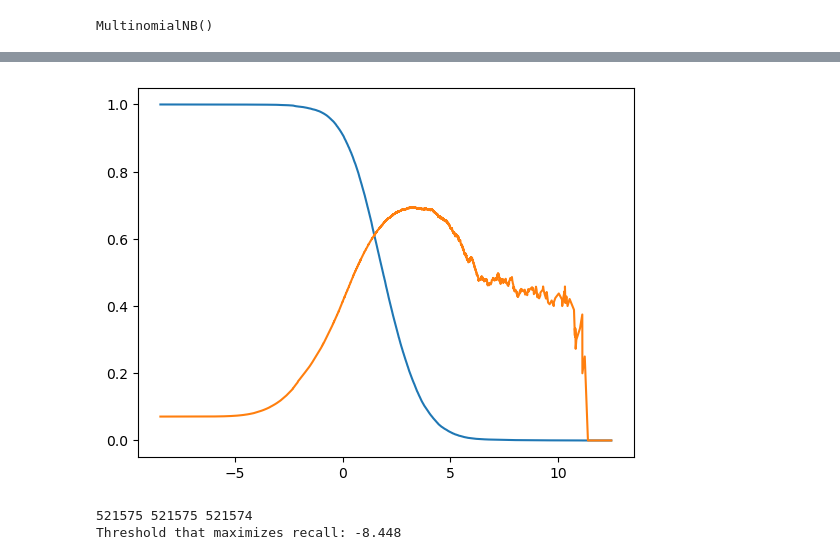
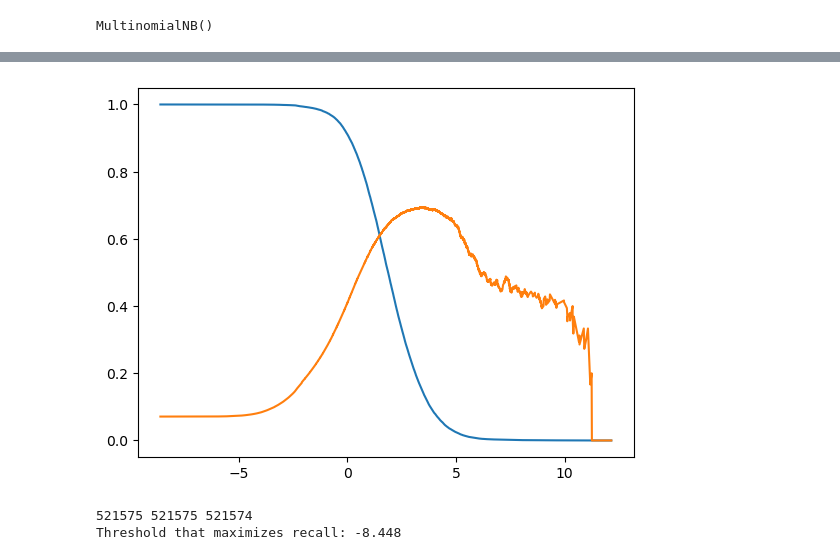
Before and after one commit to patrickrdenning/bootstrapping_imbalanced_nlp_classification, a Jupyter notebook: bootstrapping_10_per_cent.ipynb, the cells around one changed output, grey strips where cells are left out. Saved outputs shown, nothing was run; the diff lists cells and outputs as text; code cells hidden in the pictures.

```diff
--- a/bootstrapping_10_per_cent.ipynb
+++ b/bootstrapping_10_per_cent.ipynb
@@ -136,10 +131,10 @@ precisions, recalls, thresholds = precision_recall_curve(all_labels, lgr_all_con
 # %%
 # Visualise precision and recall tradeoff at different decision thresholds
-plt.plot(thresholds, recalls, label='Recall')
-plt.plot(thresholds, precisions, label='Precision')
+plt.plot(thresholds, recalls[:-1], label='Recall')
+plt.plot(thresholds, precisions[:-1], label='Precision')
 plt.show()
 # %% [output]
-[figure, old version]
+[figure, new version]
 # %%
 # Print threshold that maximises recall
 max_recall_threshold = thresholds[np.argmax(recalls)]
```
Also changed, not shown: parts of 8 cells of this notebook.
